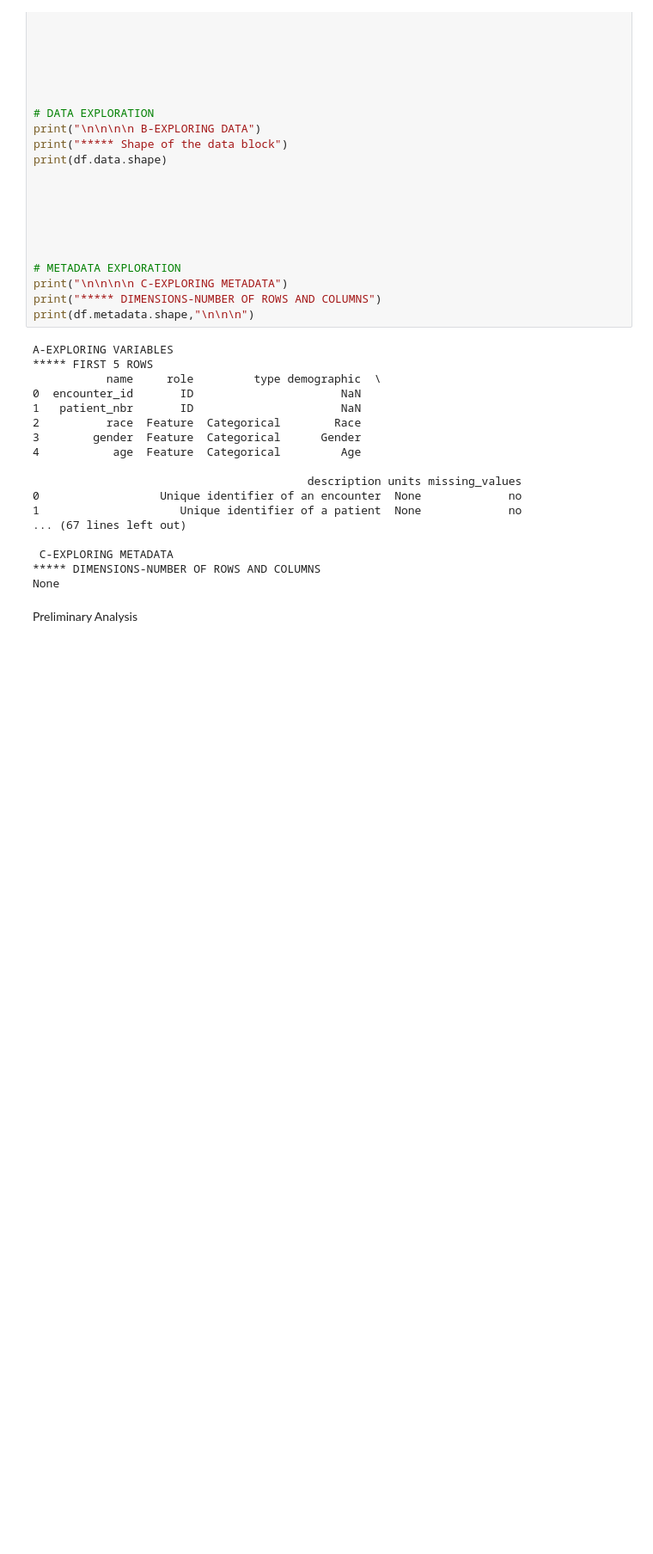
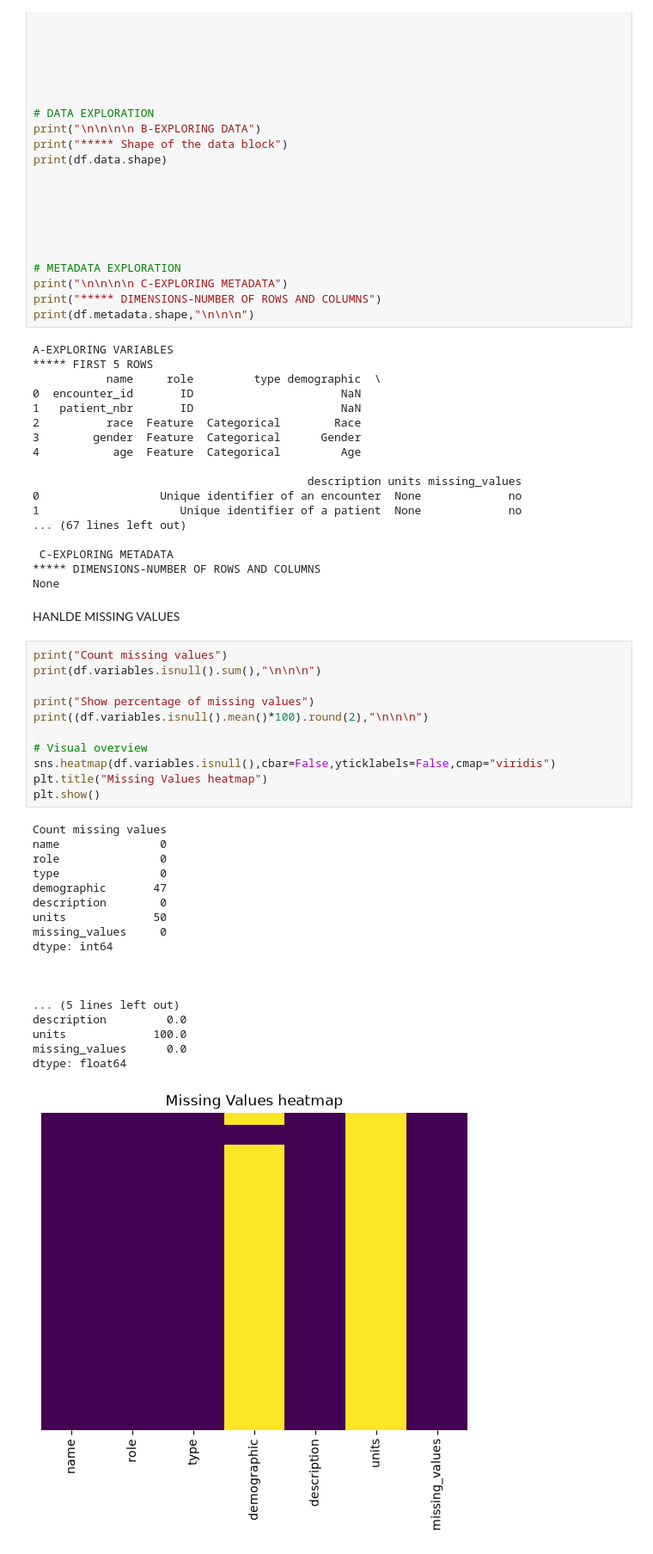
Before and after one commit to algoVicKe/patient-readmission-predictor, a Jupyter notebook: notebooks/01_exploratory_data_analysis.ipynb, the cells around one changed output. Shown at 86% size. Drawn from its saved outputs; the diff is of its cells as text; blank space fills up the shorter version.

```diff
--- a/notebooks/01_exploratory_data_analysis.ipynb
+++ b/notebooks/01_exploratory_data_analysis.ipynb
@@ -165,4 +146,34 @@ A-EXPLORING VARIABLES
 ***** DIMENSIONS-NUMBER OF ROWS AND COLUMNS
 None
 # %% [markdown]
-Preliminary Analysis
+HANLDE MISSING VALUES
+# %%
+print("Count missing values")
+print(df.variables.isnull().sum(),"\n\n\n")
+
+print("Show percentage of missing values")
+print((df.variables.isnull().mean()*100).round(2),"\n\n\n")
+
+# Visual overview
+sns.heatmap(df.variables.isnull(),cbar=False,yticklabels=False,cmap="viridis")
+plt.title("Missing Values heatmap")
+plt.show()
+# %% [output]
+Count missing values
+name               0
+role               0
+type               0
+demographic       47
+description        0
+units             50
+missing_values     0
+dtype: int64
+
+
+
+... (5 lines left out)
+description         0.0
+units             100.0
+missing_values      0.0
+dtype: float64
+[figure, added]
```
Also changed, not shown: parts of 4 cells of this notebook.
